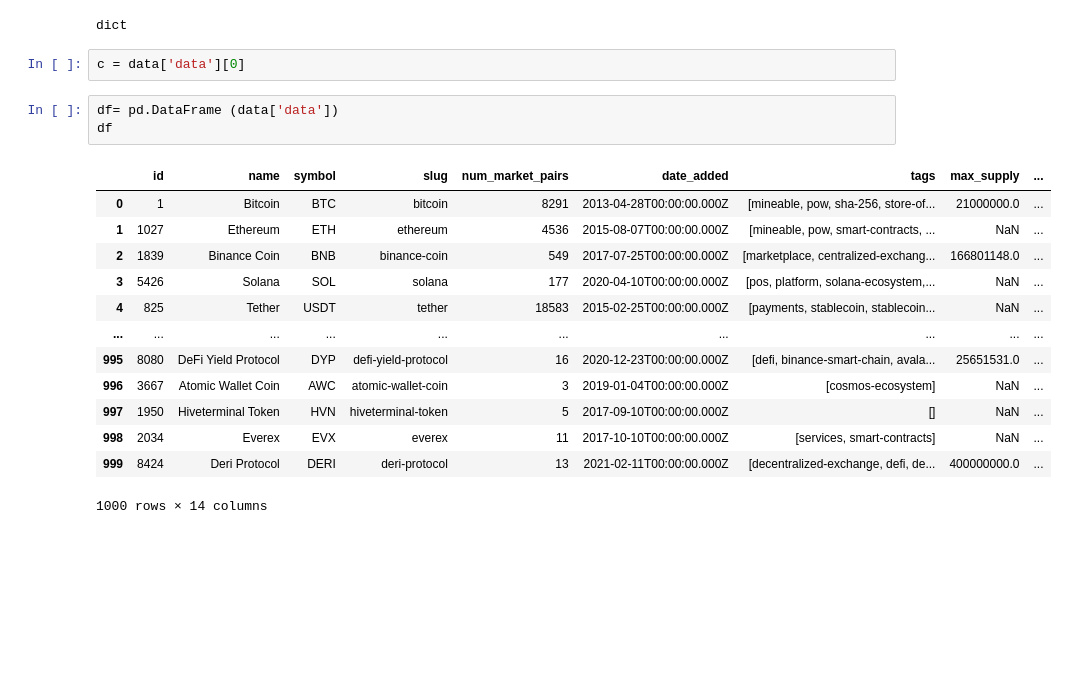
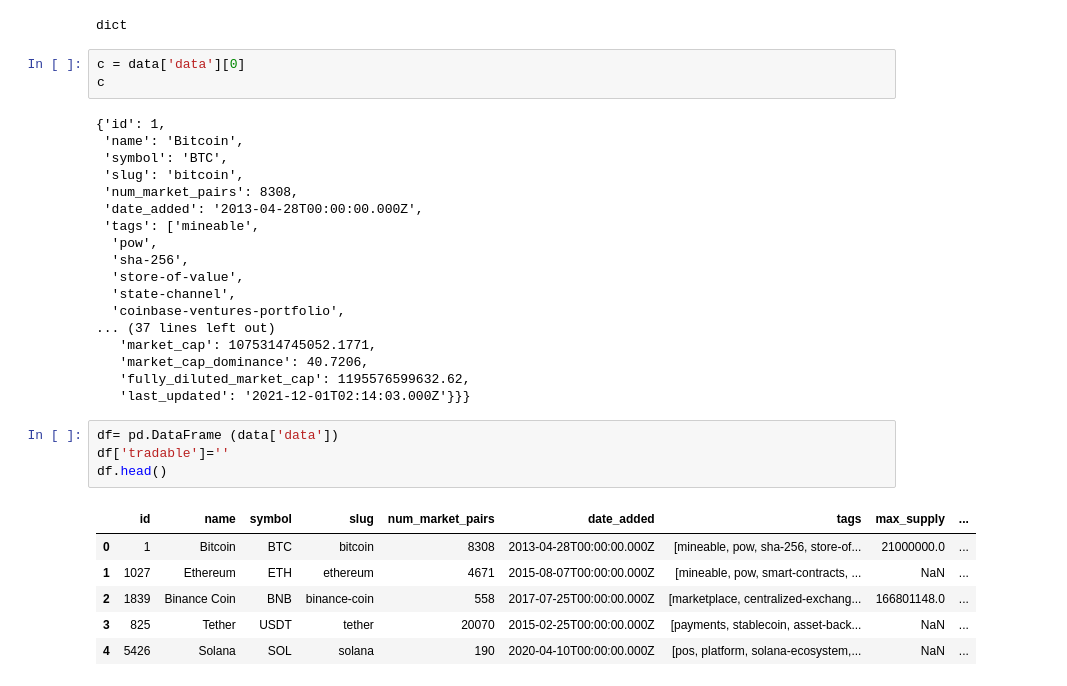
Before and after one commit to Karla-Flores/API--BitcoinDB, a Jupyter notebook: coinmarketcap.ipynb, the cells around one changed output. Cells and saved outputs as stored; diff of their text form; blank space fills up the shorter version.

```diff
--- a/coinmarketcap.ipynb
+++ b/coinmarketcap.ipynb
@@ -65,20 +47,33 @@ type(data)
 dict
 # %%
 c = data['data'][0]
+c
+# %% [output]
+{'id': 1,
+ 'name': 'Bitcoin',
+ 'symbol': 'BTC',
+ 'slug': 'bitcoin',
+ 'num_market_pairs': 8308,
+ 'date_added': '2013-04-28T00:00:00.000Z',
+ 'tags': ['mineable',
+  'pow',
+  'sha-256',
+  'store-of-value',
+  'state-channel',
+  'coinbase-ventures-portfolio',
+... (37 lines left out)
+   'market_cap': 1075314745052.1771,
+   'market_cap_dominance': 40.7206,
+   'fully_diluted_market_cap': 1195576599632.62,
+   'last_updated': '2021-12-01T02:14:03.000Z'}}}
 # %%
 df= pd.DataFrame (data['data'])
-df
+df['tradable']=''
+df.head()
 # %% [output]
 |  | id | name | symbol | slug | num_market_pairs | date_added | tags | max_supply | ... |
-| 0 | 1 | Bitcoin | BTC | bitcoin | 8291 | 2013-04-28T00:00:00.000Z | [mineable, pow, sha-256, store-of... | 21000000.0 | ... |
-| 1 | 1027 | Ethereum | ETH | ethereum | 4536 | 2015-08-07T00:00:00.000Z | [mineable, pow, smart-contracts, ... | NaN | ... |
-| 2 | 1839 | Binance Coin | BNB | binance-coin | 549 | 2017-07-25T00:00:00.000Z | [marketplace, centralized-exchang... | 166801148.0 | ... |
-| 3 | 5426 | Solana | SOL | solana | 177 | 2020-04-10T00:00:00.000Z | [pos, platform, solana-ecosystem,... | NaN | ... |
-| 4 | 825 | Tether | USDT | tether | 18583 | 2015-02-25T00:00:00.000Z | [payments, stablecoin, stablecoin... | NaN | ... |
-| ... | ... | ... | ... | ... | ... | ... | ... | ... | ... |
-| 995 | 8080 | DeFi Yield Protocol | DYP | defi-yield-protocol | 16 | 2020-12-23T00:00:00.000Z | [defi, binance-smart-chain, avala... | 25651531.0 | ... |
-| 996 | 3667 | Atomic Wallet Coin | AWC | atomic-wallet-coin | 3 | 2019-01-04T00:00:00.000Z | [cosmos-ecosystem] | NaN | ... |
-| 997 | 1950 | Hiveterminal Token | HVN | hiveterminal-token | 5 | 2017-09-10T00:00:00.000Z | [] | NaN | ... |
-| 998 | 2034 | Everex | EVX | everex | 11 | 2017-10-10T00:00:00.000Z | [services, smart-contracts] | NaN | ... |
-| 999 | 8424 | Deri Protocol | DERI | deri-protocol | 13 | 2021-02-11T00:00:00.000Z | [decentralized-exchange, defi, de... | 400000000.0 | ... |
+| 0 | 1 | Bitcoin | BTC | bitcoin | 8308 | 2013-04-28T00:00:00.000Z | [mineable, pow, sha-256, store-of... | 21000000.0 | ... |
+| 1 | 1027 | Ethereum | ETH | ethereum | 4671 | 2015-08-07T00:00:00.000Z | [mineable, pow, smart-contracts, ... | NaN | ... |
+| 2 | 1839 | Binance Coin | BNB | binance-coin | 558 | 2017-07-25T00:00:00.000Z | [marketplace, centralized-exchang... | 166801148.0 | ... |
+| 3 | 825 | Tether | USDT | tether | 20070 | 2015-02-25T00:00:00.000Z | [payments, stablecoin, asset-back... | NaN | ... |
+| 4 | 5426 | Solana | SOL | solana | 190 | 2020-04-10T00:00:00.000Z | [pos, platform, solana-ecosystem,... | NaN | ... |
-1000 rows × 14 columns
```
Also changed, not shown: parts of 18 cells of this notebook, 2 other files.
